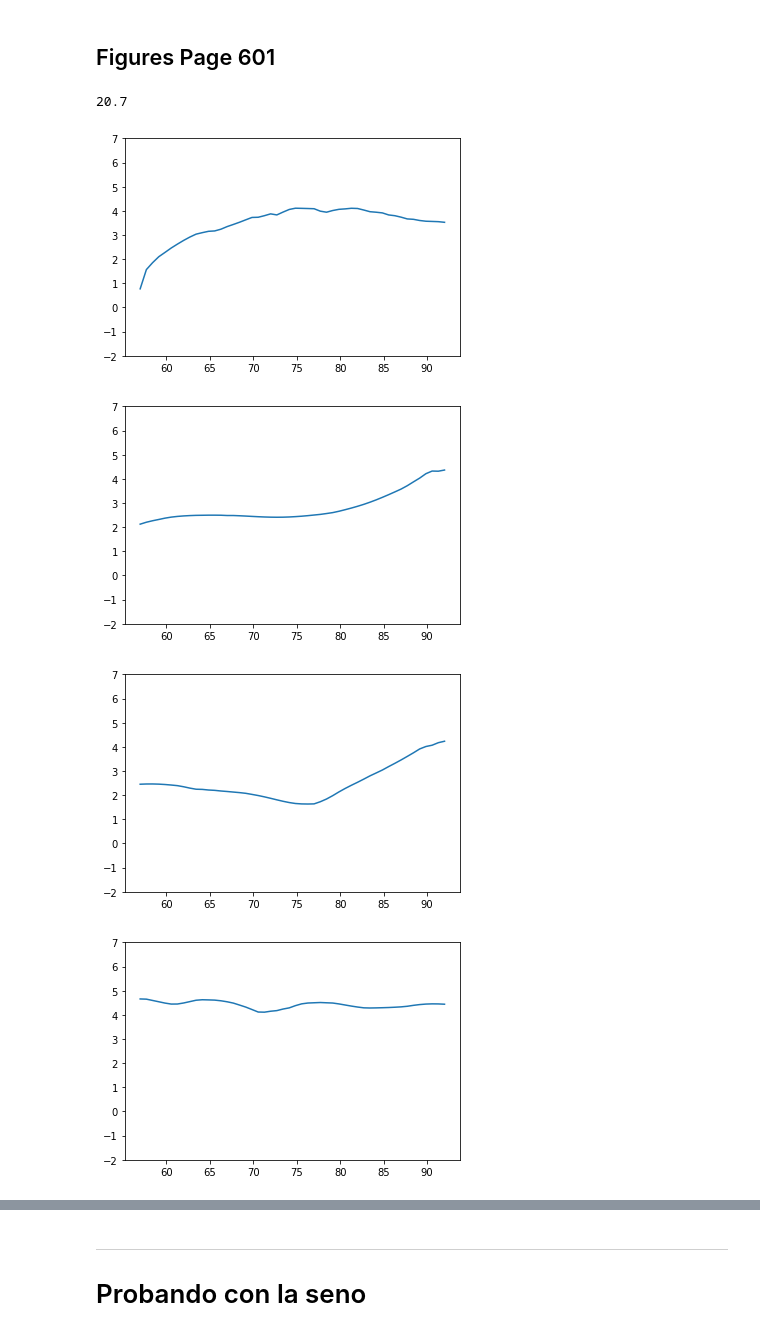
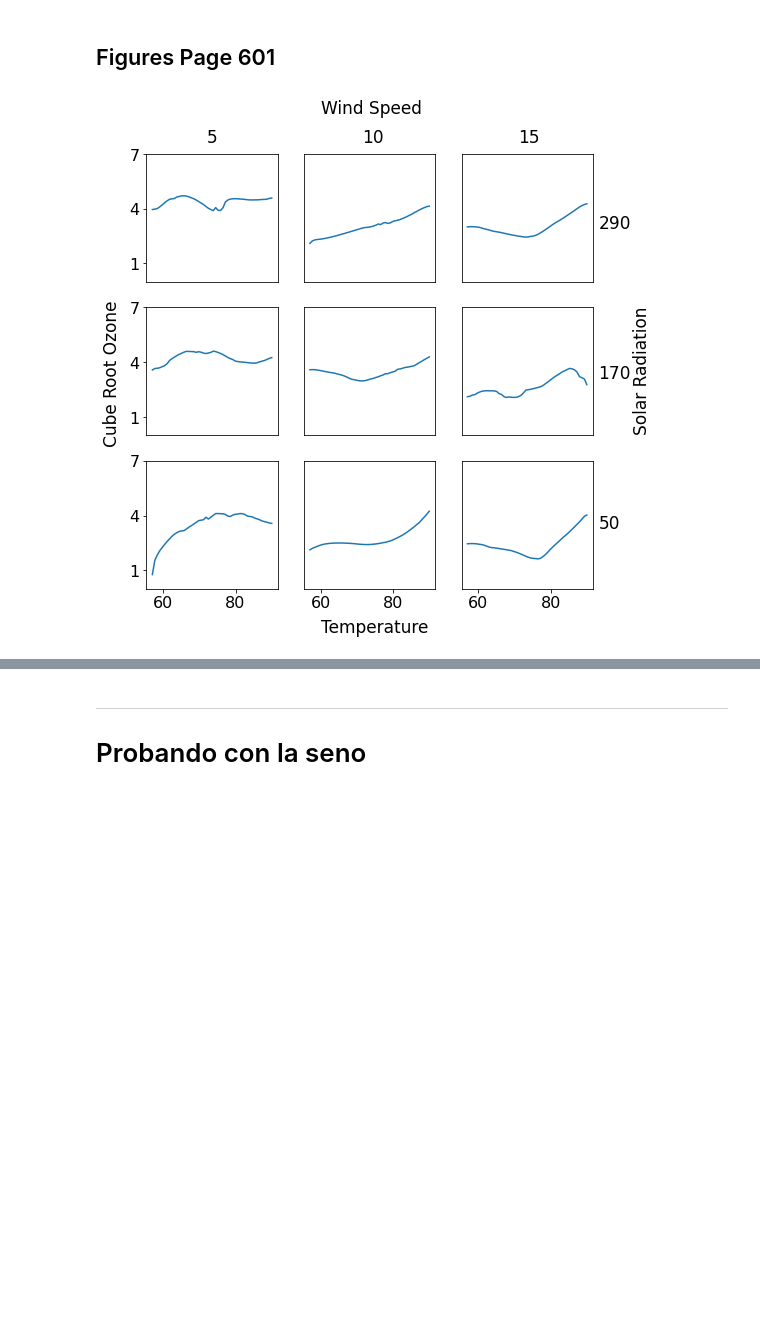
Before and after one commit to pablolp99/mn-tp3, a Jupyter notebook: notebooks/Other.ipynb, the cells around one changed output, grey strips where cells are left out. Cells and saved outputs as stored; diff of their text form; code cells hidden in the pictures; blank space fills up the shorter version.

```diff
--- a/notebooks/Other.ipynb
+++ b/notebooks/Other.ipynb
@@ -20,7 +21,7 @@ loess = Loess(X, y)
 
 f = 0.4
 
-y_hat = np.array([loess.estimate(x, window=int(len(X)*f), degree=1) for x in X])
+y_hat = np.array([loess.estimate(x, kernel="tricubic", window=int(len(X)*f), degree=1) for x in X])
 # %%
 fig = plt.figure(figsize=(12,8))
 plt.scatter(X[:, 1], y)
@@ -96,7 +105,7 @@ var_vs_residual("wind")
 # %% [markdown]
 ## Figures Page 601
 # %%
-radiations = [50, 190, 270]
+radiations = [50, 170, 290]
 winds = [5, 10, 15]
 temperatures = [62, 76, 90]
 
@@ -104,32 +113,54 @@ max_vals = X.max(axis=0)
 min_vals = X.min(axis=0)
 
 var_radiations = np.linspace(min_vals[0], max_vals[0])
-var_temperatures = np.linspace(min_vals[1], max_vals[1]-5) # Restamos 5 ya que la regresion no tomaba suficientes valores y arrojaba valores negativos
+var_temperatures = np.linspace(min_vals[1], max_vals[1]-7) # Restamos 7 ya que la regresion no tomaba suficientes valores y arrojaba valores negativos
 var_winds = np.linspace(min_vals[2], max_vals[2])
-# %% [output]
-20.7
 # %%
 fig_6_data = np.array([[[r, t, w] for t in var_temperatures] for r in radiations for w in winds])
 
 fig_7_data = np.array([[[r, t, w] for r in var_radiations] for t in temperatures for w in winds])
 
 fig_8_data = np.array([[[r, t, w] for w in var_winds] for r in radiations for t in temperatures])
+
+idx_array = [6,7,8,3,4,5,0,1,2]
 # %%
 loess = Loess(X, y)
 
 f = 0.8
 # %%
 def plot_fig_6_8(data_list, pos):
-    pred = np.array([[np.cbrt(loess.estimate(x, window=int(len(data)*f), degree=2)) for x in data] for data in data_list])
+    pred = np.array([[np.cbrt(loess.estimate(x, "tricubic", window=int(len(data)*f), degree=2)) for x in data] for data in data_list])
+
+    fig = plt.figure(figsize=(8, 8))
+    axes = [plt.subplot2grid((3, 3), (i, j)) for i in range(3) for j in range(3)]
 
     for i in range(len(data_list)):
-        plt.plot(data_list[i][:, pos], pred[i])
-        plt.gca().set_ylim([-2, 7])
-        plt.show()
+        axes[idx_array[i]].plot(data_list[i][:, pos], pred[i])
+        axes[idx_array[i]].set_ylim([0, 7])
+        if pos == 2:
+            axes[idx_array[i]].set_xticks([4, 8, 12, 16],[4, 8, 12, 16])
+        if i in [3,4,5,6,7,8]:
+            axes[idx_array[i]].set_xticks([],[])
+        if i not in [0,3,6]:
+            axes[idx_array[i]].set_yticks([],[])
+        else:
+            axes[idx_array[i]].set_yticks([1,4,7],[1,4,7])
+
+
+    return plt
 # %%
-plot_fig_6_8(fig_6_data, 1)
+plot = plot_fig_6_8(fig_6_data, 1)
+
+plot.text(0.05, 0.38, "Cube Root Ozone", fontsize=17, rotation=90, transform=plt.gcf().transFigure)
+plot.text(0.428, 0.95, "Wind Speed", fontsize=17, transform=plt.gcf().transFigure)
+plot.text(0.23, 0.9, "5", fontsize=17, transform=plt.gcf().transFigure)
+plot.text(0.5, 0.9, "10", fontsize=17, transform=plt.gcf().transFigure)
+plot.text(0.77, 0.9, "15", fontsize=17, transform=plt.gcf().transFigure)
+plot.text(0.97, 0.40, "Solar Radiation", fontsize=17, rotation=90, transform=plt.gcf().transFigure)
+plt.text(0.91, 0.23, "50", fontsize=17, transform=plt.gcf().transFigure)
+plt.text(0.91, 0.49, "170", fontsize=17, transform=plt.gcf().transFigure)
+plt.text(0.91, 0.75, "290", fontsize=17, transform=plt.gcf().transFigure)
+plot.text(0.428, 0.05, "Temperature", fontsize=17, transform=plt.gcf().transFigure)
+plot.savefig("img/fig_8.png")
 # %% [output]
-[figure, old version]
+[figure, new version]
-[figure, removed]
-[figure, removed]
-[figure, removed]
```
Also changed, not shown: parts of 19 cells of this notebook, 12 other files.
